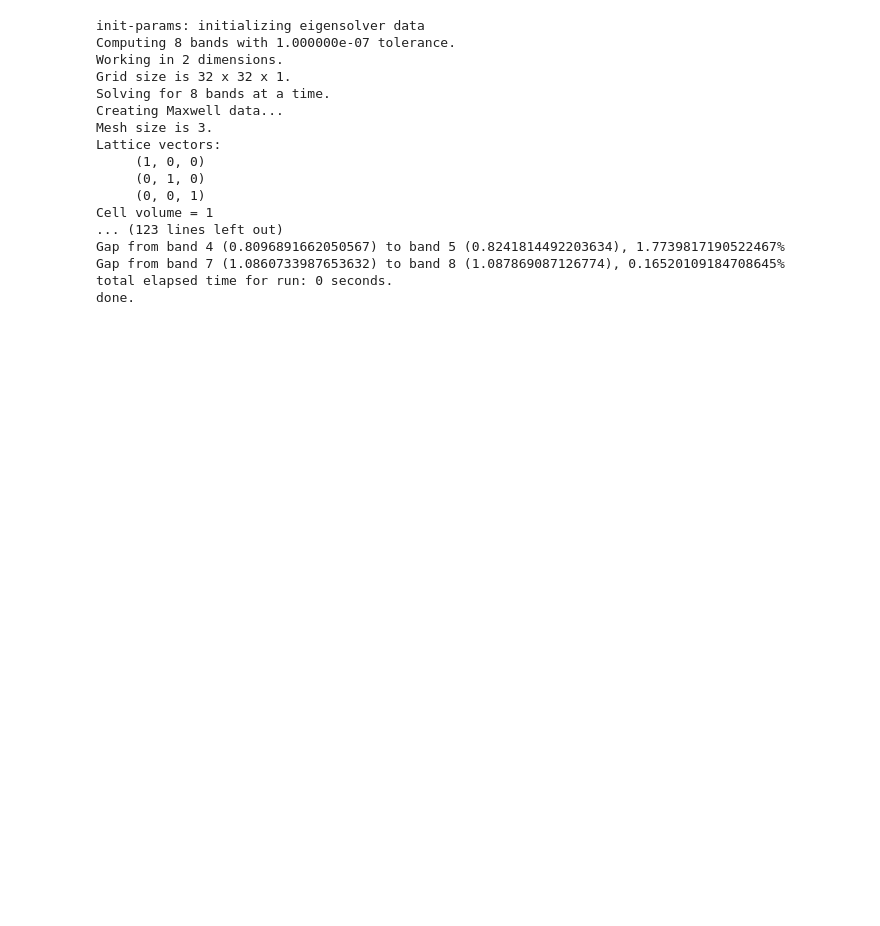
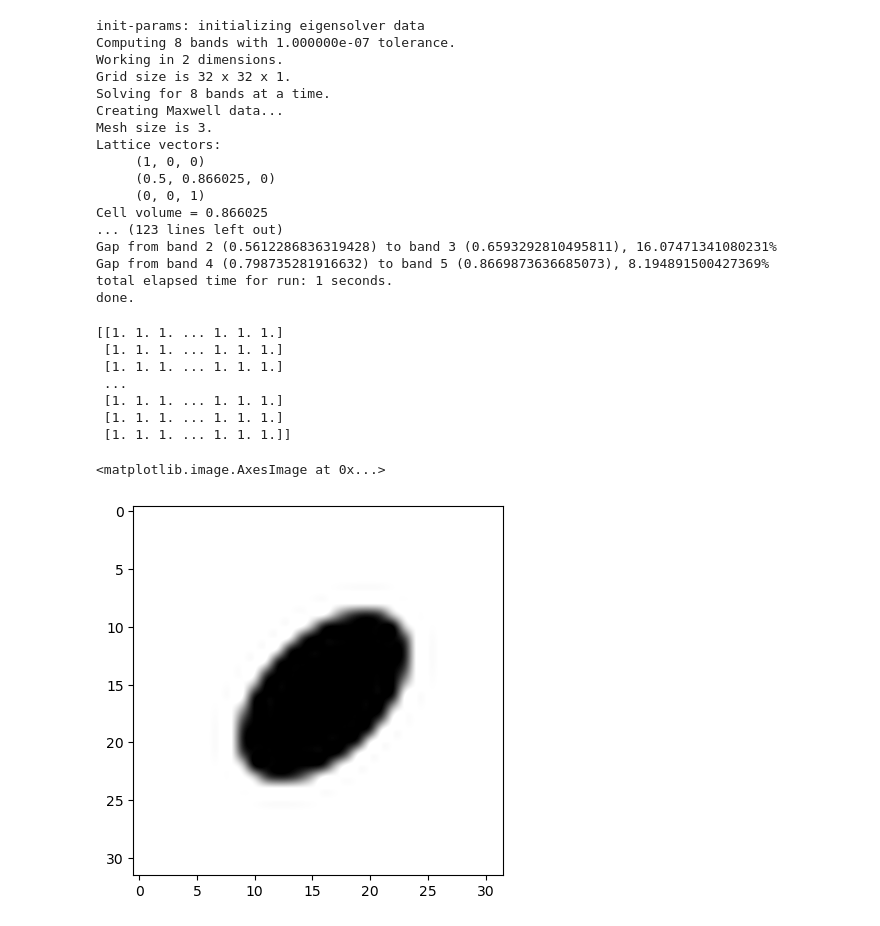
Before and after one commit to enricovallar/phc_nzi, a Jupyter notebook: sources/test.ipynb, the cells around one changed output. Saved outputs shown, nothing was run; the diff lists cells and outputs as text; code cells hidden in the pictures; blank space fills up the shorter version.

Commit message:
band diagram ok

```diff
--- a/sources/test.ipynb
+++ b/sources/test.ipynb
@@ -35,12 +56,17 @@ Scheme configuration written to mpb_config.ctl
 # %%
-import subprocess
 
 # Run the simulation
-filename = "mpb_config.ctl"
-command = ["mpb", filename]
-result = subprocess.run(command,  capture_output=True, text=True)
-print(result.stdout)
-print(result.stderr)
+scheme_insturctions = simulation_name + ".ctl"
+output_file = simulation_name + ".out"
+error_file  = simulation_name + ".err"
+command = ["mpb", scheme_insturctions]
+result = subprocess.run(command, capture_output=True, text=True)
+
+# Save the output and error to files
+with open(output_file, "w") as f_out:
+    f_out.write(result.stdout)
+with open(error_file, "w") as f_err:
+    f_err.write(result.stderr)
 # %% [output]
 init-params: initializing eigensolver data
 Computing 8 bands with 1.000000e-07 tolerance.
@@ -51,11 +77,36 @@ Creating Maxwell data...
 Mesh size is 3.
 Lattice vectors:
      (1, 0, 0)
-     (0, 1, 0)
+     (0.5, 0.866025, 0)
      (0, 0, 1)
-Cell volume = 1
+Cell volume = 0.866025
 ... (123 lines left out)
-Gap from band 4 (0.8096891662050567) to band 5 (0.8241814492203634), 1.7739817190522467%
-Gap from band 7 (1.0860733987653632) to band 8 (1.087869087126774), 0.16520109184708645%
-total elapsed time for run: 0 seconds.
+Gap from band 2 (0.5612286836319428) to band 3 (0.6593292810495811), 16.07471341080231%
+Gap from band 4 (0.798735281916632) to band 5 (0.8669873636685073), 8.194891500427369%
+total elapsed time for run: 1 seconds.
 done.
+# %%
+import h5py
+
+# Load the results
+filename = "mpb_config-epsilon.h5"
+with h5py.File(filename, 'r') as f:
+    epsilon = f['data'][...]
+
+print(epsilon)
+
+import matplotlib.pyplot as plt
+import numpy as np
+
+# Plot the results
+plt.imshow(epsilon[:, :], interpolation='spline36', cmap='binary')
+# %% [output]
+[[1. 1. 1. ... 1. 1. 1.]
+ [1. 1. 1. ... 1. 1. 1.]
+ [1. 1. 1. ... 1. 1. 1.]
+ ...
+ [1. 1. 1. ... 1. 1. 1.]
+ [1. 1. 1. ... 1. 1. 1.]
+ [1. 1. 1. ... 1. 1. 1.]]
+<matplotlib.image.AxesImage at 0x...>
+[figure, added]
```
Also changed, not shown: parts of 5 cells of this notebook, 19 other files.
